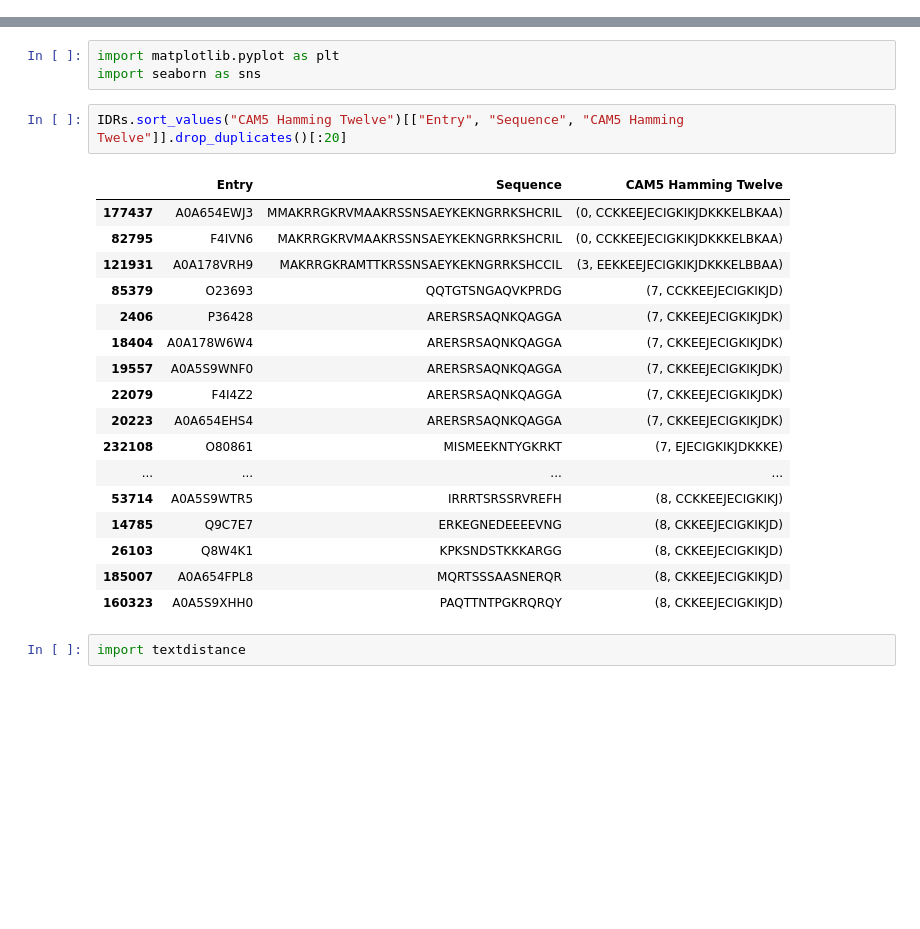
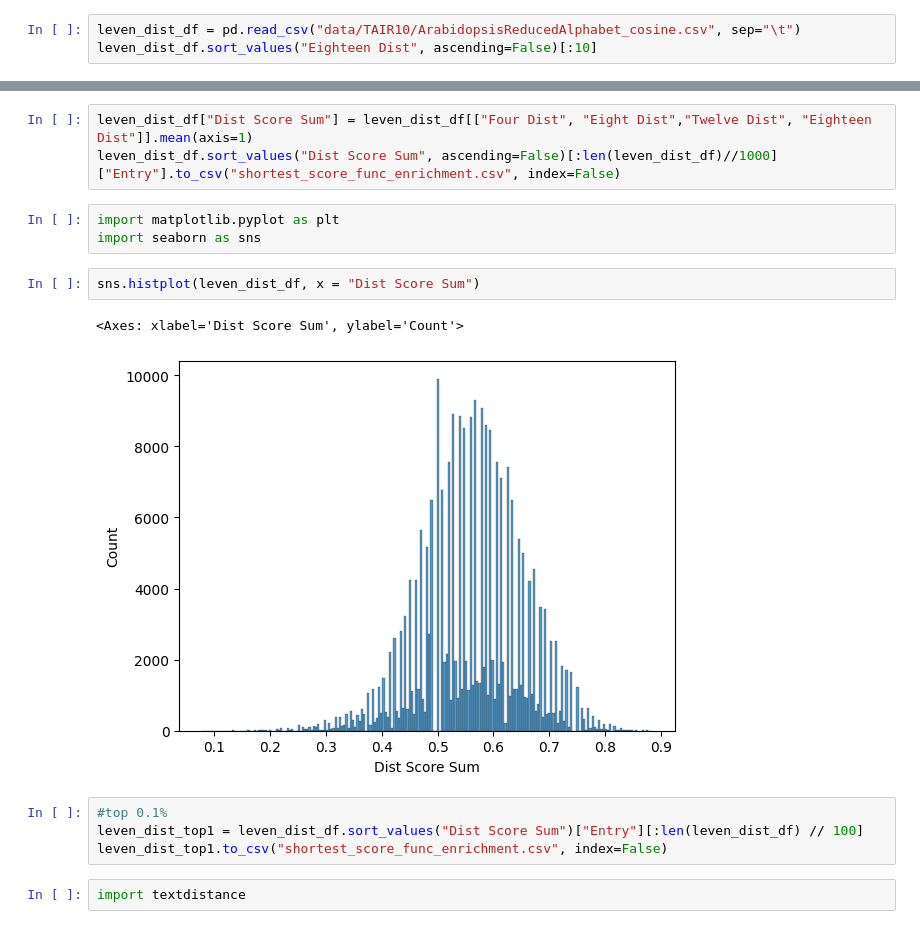
Before and after one commit to kinseylong/CAM5, a Jupyter notebook: playground.ipynb, the cells around one changed output, grey strips where cells are left out. Saved outputs shown, nothing was run; the diff lists cells and outputs as text; blank space fills up the shorter version.

```diff
--- a/playground.ipynb
+++ b/playground.ipynb
@@ -174,0 +190,3 @@ IDRs.to_csv("data/IDR_hamming_distances_CAM5.csv", index = False)
+# %%
+leven_dist_df = pd.read_csv("data/TAIR10/ArabidopsisReducedAlphabet_cosine.csv", sep="\t")
+leven_dist_df.sort_values("Eighteen Dist", ascending=False)[:10]
@@ -175,26 +209,18 @@ IDRs.to_csv("data/IDR_hamming_distances_CAM5.csv", index = False)
+# %%
+leven_dist_df["Dist Score Sum"] = leven_dist_df[["Four Dist", "Eight Dist","Twelve Dist", "Eighteen Dist"]].mean(axis=1)
+leven_dist_df.sort_values("Dist Score Sum", ascending=False)[:len(leven_dist_df)//1000]["Entry"].to_csv("shortest_score_func_enrichment.csv", index=False)
 # %%
 import matplotlib.pyplot as plt
 import seaborn as sns
 # %%
-IDRs.sort_values("CAM5 Hamming Twelve")[["Entry", "Sequence", "CAM5 Hamming Twelve"]].drop_duplicates()[:20]
+sns.histplot(leven_dist_df, x = "Dist Score Sum")
 # %% [output]
-|  | Entry | Sequence | CAM5 Hamming Twelve |
-| 177437 | A0A654EWJ3 | MMAKRRGKRVMAAKRSSNSAEYKEKNGRRKSHCRIL | (0, CCKKEEJECIGKIKJDKKKELBKAA) |
-| 82795 | F4IVN6 | MAKRRGKRVMAAKRSSNSAEYKEKNGRRKSHCRIL | (0, CCKKEEJECIGKIKJDKKKELBKAA) |
-| 121931 | A0A178VRH9 | MAKRRGKRAMTTKRSSNSAEYKEKNGRRKSHCCIL | (3, EEKKEEJECIGKIKJDKKKELBBAA) |
-| 85379 | O23693 | QQTGTSNGAQVKPRDG | (7, CCKKEEJECIGKIKJD) |
-| 2406 | P36428 | ARERSRSAQNKQAGGA | (7, CKKEEJECIGKIKJDK) |
-| 18404 | A0A178W6W4 | ARERSRSAQNKQAGGA | (7, CKKEEJECIGKIKJDK) |
-| 19557 | A0A5S9WNF0 | ARERSRSAQNKQAGGA | (7, CKKEEJECIGKIKJDK) |
-| 22079 | F4I4Z2 | ARERSRSAQNKQAGGA | (7, CKKEEJECIGKIKJDK) |
-| 20223 | A0A654EHS4 | ARERSRSAQNKQAGGA | (7, CKKEEJECIGKIKJDK) |
-| 232108 | O80861 | MISMEEKNTYGKRKT | (7, EJECIGKIKJDKKKE) |
-| ... | ... | ... | ... |
-| 53714 | A0A5S9WTR5 | IRRRTSRSSRVREFH | (8, CCKKEEJECIGKIKJ) |
-| 14785 | Q9C7E7 | ERKEGNEDEEEEVNG | (8, CKKEEJECIGKIKJD) |
-| 26103 | Q8W4K1 | KPKSNDSTKKKARGG | (8, CKKEEJECIGKIKJD) |
-| 185007 | A0A654FPL8 | MQRTSSSAASNERQR | (8, CKKEEJECIGKIKJD) |
-| 160323 | A0A5S9XHH0 | PAQTTNTPGKRQRQY | (8, CKKEEJECIGKIKJD) |
+<Axes: xlabel='Dist Score Sum', ylabel='Count'>
+[figure, added]
+# %%
+#top 0.1%
+leven_dist_top1 = leven_dist_df.sort_values("Dist Score Sum")["Entry"][:len(leven_dist_df) // 100]
+leven_dist_top1.to_csv("shortest_score_func_enrichment.csv", index=False)
 # %%
 import textdistance
 # %%
```
Also changed, not shown: parts of 14 cells of this notebook, 1 other file.
